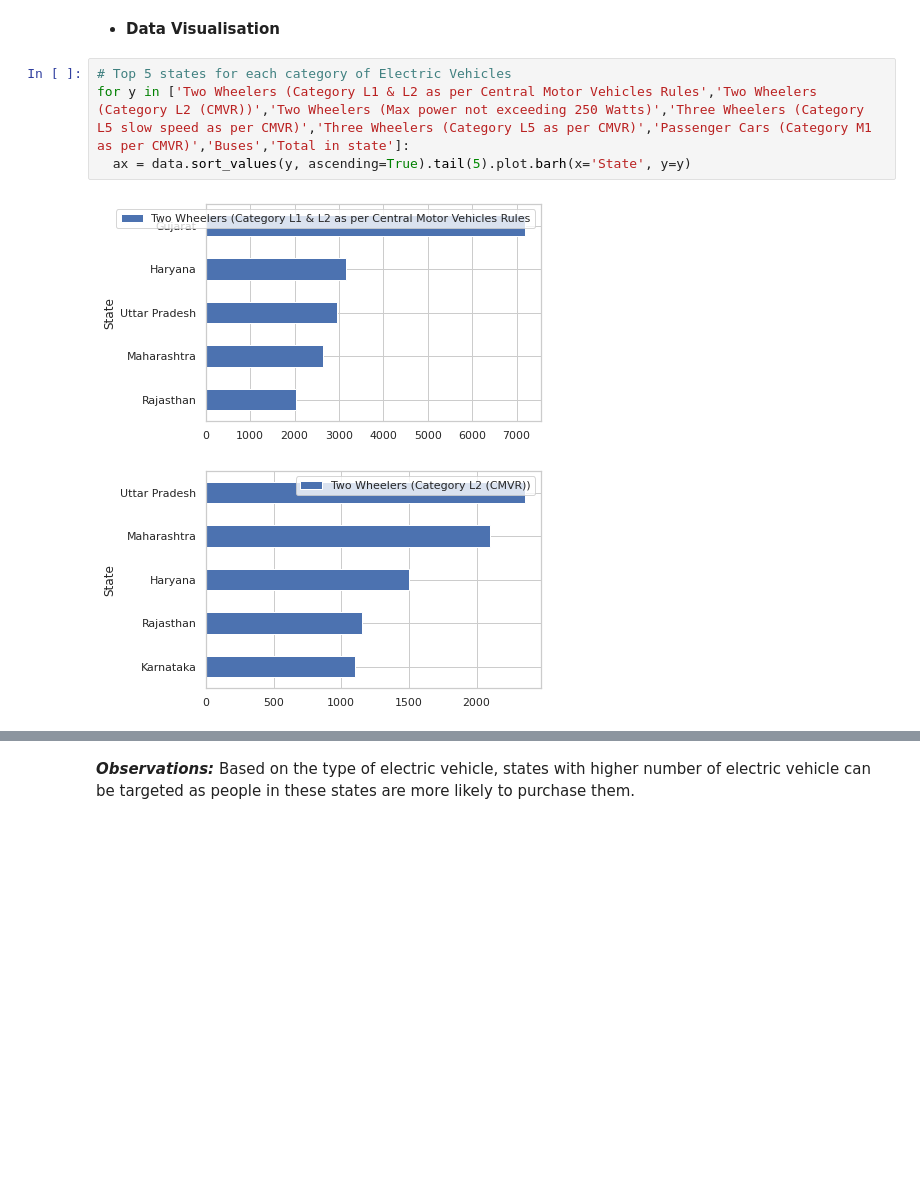
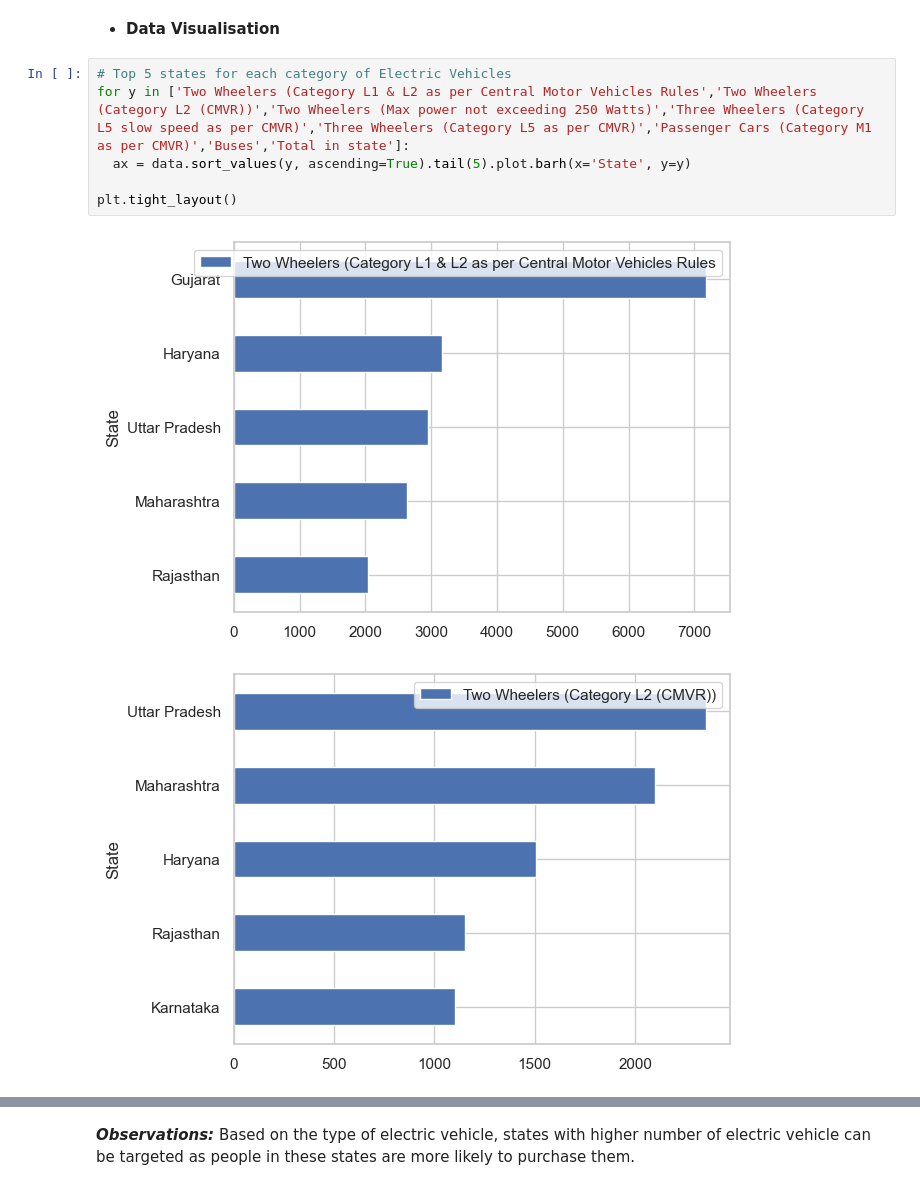
Before and after one commit to teamabhishek/Electric_Vehicles_Market_Segmentation, a Jupyter notebook: Market_Segmentation.ipynb, the cells around one changed output, grey strips where cells are left out. Saved outputs shown, nothing was run; the diff lists cells and outputs as text; blank space fills up the shorter version.

```diff
--- a/Market_Segmentation.ipynb
+++ b/Market_Segmentation.ipynb
@@ -385,7 +386,9 @@ data
 # %%
 # Top 5 states for each category of Electric Vehicles
 for y in ['Two Wheelers (Category L1 & L2 as per Central Motor Vehicles Rules','Two Wheelers (Category L2 (CMVR))','Two Wheelers (Max power not exceeding 250 Watts)','Three Wheelers (Category L5 slow speed as per CMVR)','Three Wheelers (Category L5 as per CMVR)','Passenger Cars (Category M1 as per CMVR)','Buses','Total in state']:
   ax = data.sort_values(y, ascending=True).tail(5).plot.barh(x='State', y=y)
+
+plt.tight_layout()
 # %% [output]
-[figure, old version]
+[figure, new version]
-[figure, old version]
+[figure, new version]
```
Also changed, not shown: parts of 3 cells of this notebook, 1 other file.
